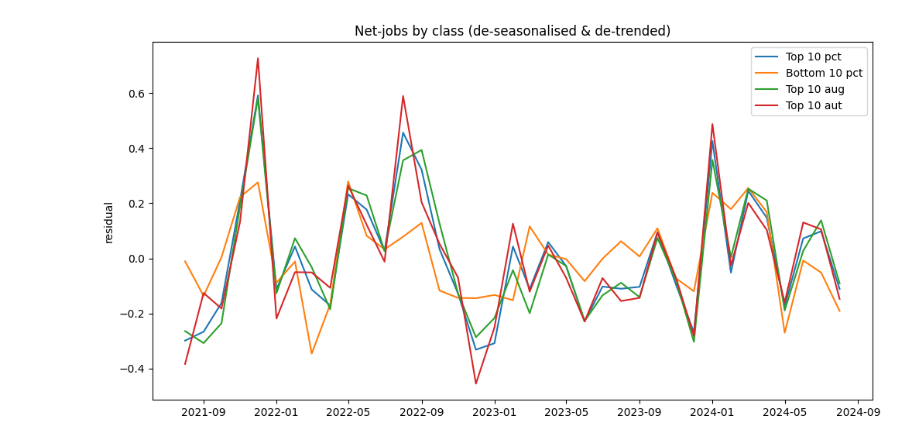
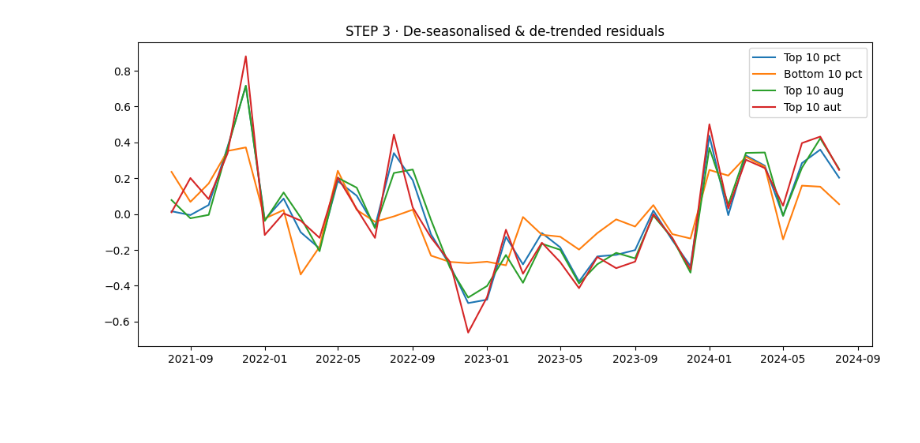
Before and after one commit to vitorgtomaz/caged_onet_anthropic, a Jupyter notebook: analysis.ipynb, the cells around one changed output. Cells and saved outputs as stored; diff of their text form; code cells hidden in the pictures; blank space fills up the shorter version.

```diff
--- a/analysis.ipynb
+++ b/analysis.ipynb
@@ -30,11 +21,12 @@ df[NORM_COL] = df[RAW_COL] / df.groupby("class")[RAW_COL].transform("mean")
 # ────────────────────────────────────────────────────────────────────────
 # 1. BASIC PLOT  ▸  raw (normalised) series
 # ────────────────────────────────────────────────────────────────────────
-plt.figure(figsize=(12, 6))
-for cls in CLASSES:
-    subset = df[df["class"] == cls]
-    plt.plot(subset["date"], subset[NORM_COL], label=cls)
-plt.title("Net-jobs by class (raw)")
-plt.ylabel(NORM_COL)
+df["net_jobs_norm"] = df["net_jobs"] / df.groupby("class")["net_jobs"].transform("mean")
+
+plt.figure(figsize=(12, 5))
+for c in CLASSES:
+    sub = df[df["class"] == c]
+    plt.plot(sub["date"], sub["net_jobs_norm"], label=c)
+plt.title("STEP 1 · Raw (differenced) series – normalised")
 plt.legend(); plt.show()
 # %% [output]
@@ -74,28 +59,22 @@ plt.legend(); plt.show()
 # %%
-# ────────────────────────────────────────────────────────────────────────
-# 3. DE-TREND  ▸  quadratic OLS on deseasonal series, plot residuals
-# ────────────────────────────────────────────────────────────────────────
-df["t"]    = (df["date"] - df["date"].min()).dt.days / 30.0   # months
-df["t_sq"] = df["t"]**2
-results = {}        # store OLS + AR models
+# ───── 3. remove constant / linear drift ─────────────────────
+df["t"] = (df["date"] - df["date"].min()).dt.days / 30   # months
+results = {}
 
-for cls in CLASSES:
-    mask = df["class"] == cls
-    y    = df.loc[mask, "deseas"]
-    X    = sm.add_constant(df.loc[mask, ["t", "t_sq"]])
-    ols  = sm.OLS(y, X).fit()
+for c in CLASSES:
+    mask, y = df["class"] == c, df.loc[df["class"] == c, "deseas"]
+    X = sm.add_constant(df.loc[mask, ["t"]])             # β0 (+β1 t)
 
-    df.loc[mask, "detrend_resid"] = ols.resid
-    results[cls] = {"trend": ols}
+    ols = sm.OLS(y, X).fit()
+    df.loc[mask, "detrend"] = y - ols.fittedvalues       # u_{c,t}
+    results[c] = {"trend": ols}
 
-# plot residual (de-seasonalised & de-trended) series
-plt.figure(figsize=(12, 6))
-for cls in CLASSES:
-    subset = df[df["class"] == cls]
-    plt.plot(subset["date"], subset["detrend_resid"], label=cls)
-plt.title("Net-jobs by class (de-seasonalised & de-trended)")
-plt.ylabel("residual")
+plt.figure(figsize=(12, 5))
+for c in CLASSES:
+    plt.plot(df.loc[df["class"] == c, "date"],
+             df.loc[df["class"] == c, "detrend"], label=c)
+plt.title("STEP 3 · De-seasonalised & de-trended residuals")
 plt.legend(); plt.show()
 # %% [output]
-[figure, old version]
+[figure, new version]
 # %%
```
Also changed, not shown: parts of 7 cells of this notebook, 2 other files.
